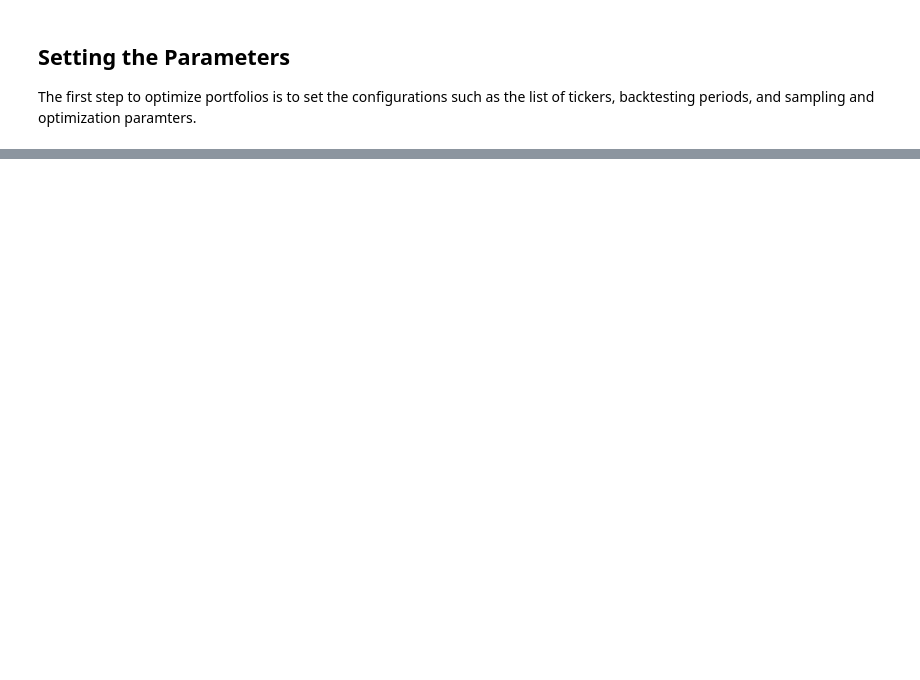
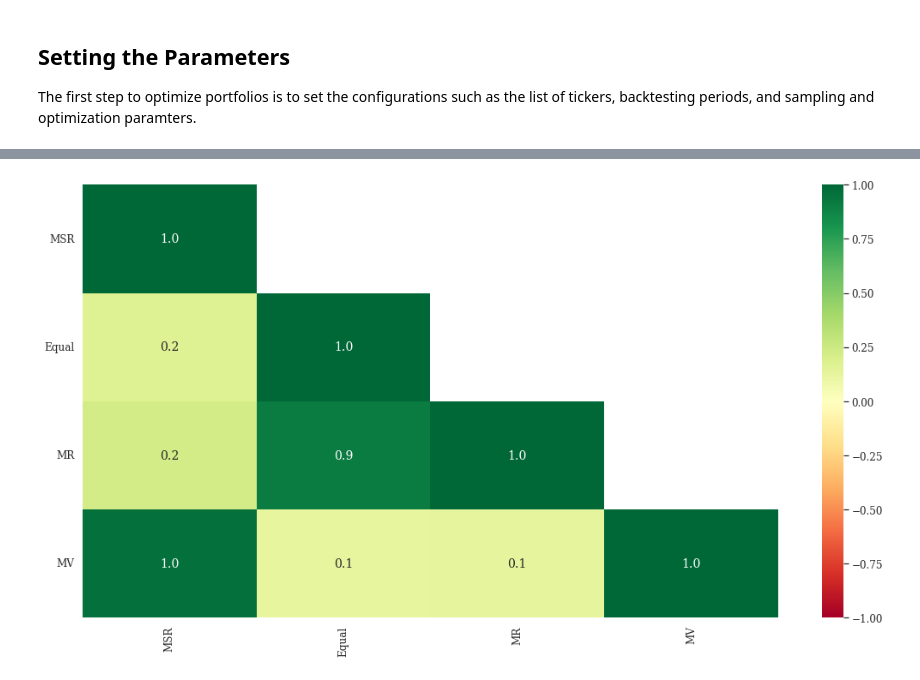
Before and after one commit to mkareshk/PortFawn, a Jupyter notebook: notebooks/backtest.ipynb, the cells around one changed output, grey strips where cells are left out. Cells and saved outputs as stored; diff of their text form; code cells hidden in the pictures; blank space fills up the shorter version.

```diff
--- a/notebooks/backtest.ipynb
+++ b/notebooks/backtest.ipynb
@@ -110,3 +109,5 @@ fig, ax = analysis.plot_dist_returns()
 # %%
-fig, ax = analysis.plot_corr()
+fig, ax = portfolio_backtest.plot_corr()
+# %% [output]
+[figure, added]
 # %%
```
Also changed, not shown: parts of 17 cells of this notebook, 6 other files.
